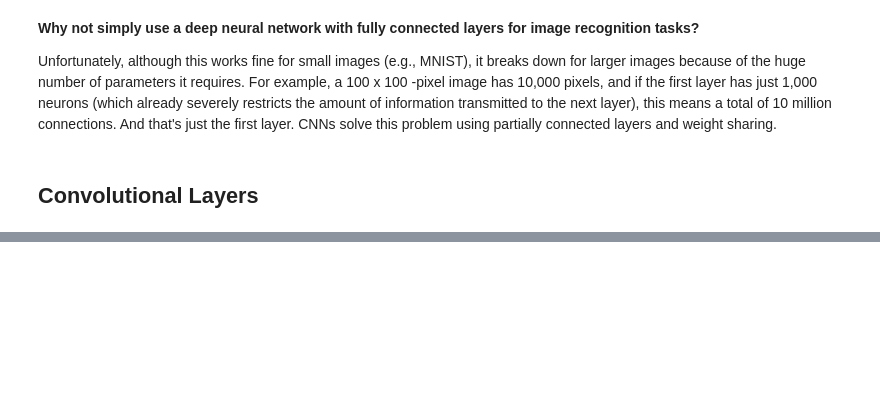
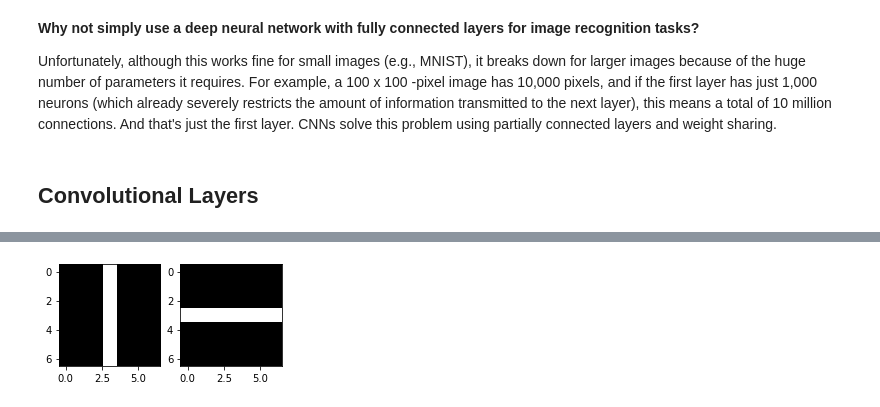
Before and after one commit to jigarparekh279/Machine_Learning_Python, a Jupyter notebook: 8_DL_04_TensorFlow_for_DL_CNN.ipynb, the cells around one changed output, grey strips where cells are left out. Saved outputs shown, nothing was run; the diff lists cells and outputs as text; code cells hidden in the pictures; blank space fills up the shorter version.

```diff
--- a/8_DL_04_TensorFlow_for_DL_CNN.ipynb
+++ b/8_DL_04_TensorFlow_for_DL_CNN.ipynb
@@ -32,0 +70,11 @@ Now if all neurons in a layer use the same vertical line filter (and the same bi
+# %%
+# Create 2 filters
+filters = np.zeros(shape=(7, 7, channels, 2), dtype=np.float32)
+filters[:, 3, :, 0] = 1  # vertical line   --> 1st filter
+filters[3, :, :, 1] = 1  # horizontal line --> 2nd filter
+
+fig, ax = plt.subplots(nrows=1, ncols=2, figsize=(4,4))
+ax[0].imshow(filters[:,:,:,0])
+ax[1].imshow(filters[:,:,:,1]);
+# %% [output]
+[figure, added]
```
Also changed, not shown: parts of 21 cells of this notebook, 15 other files.
